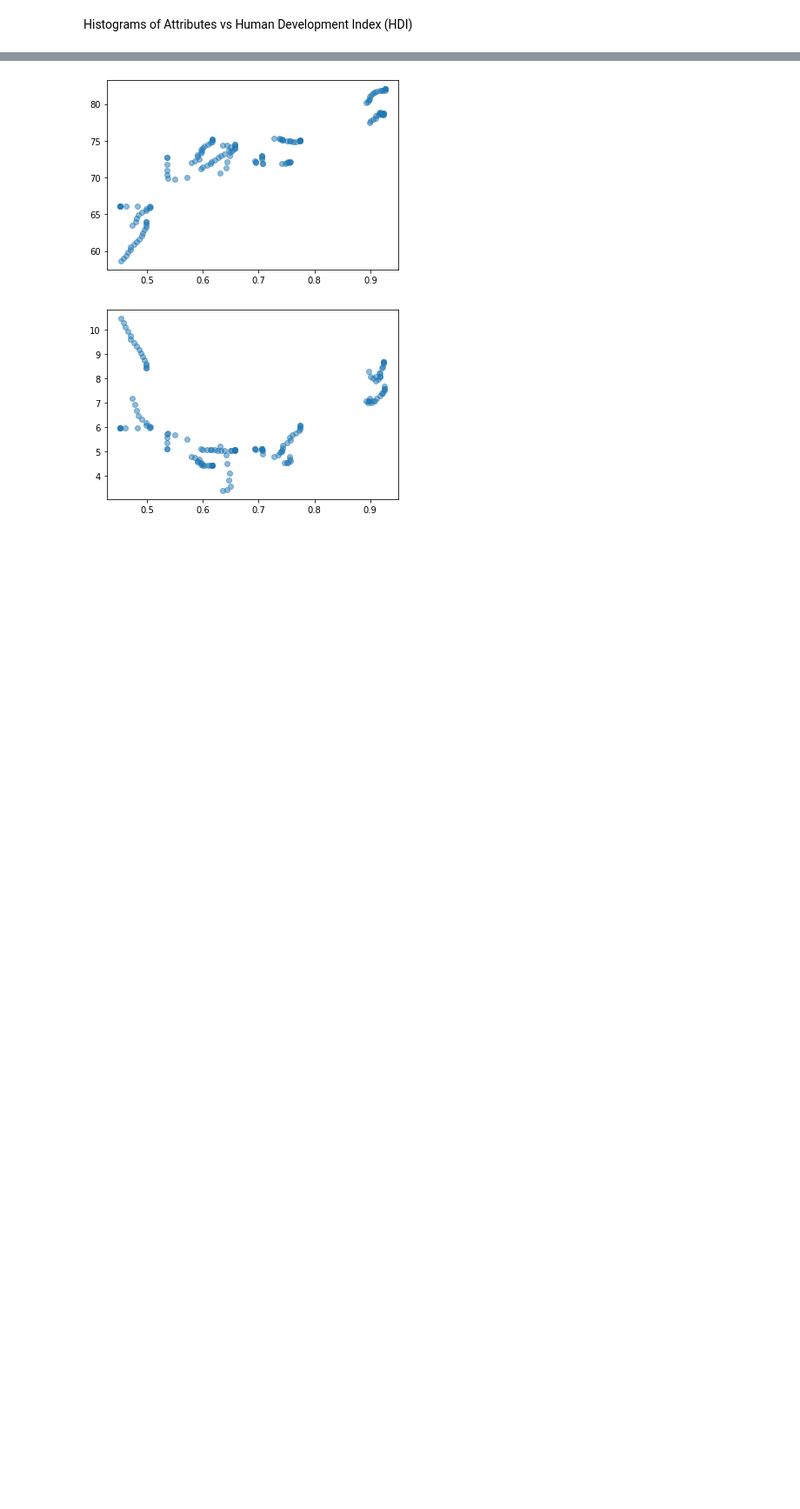
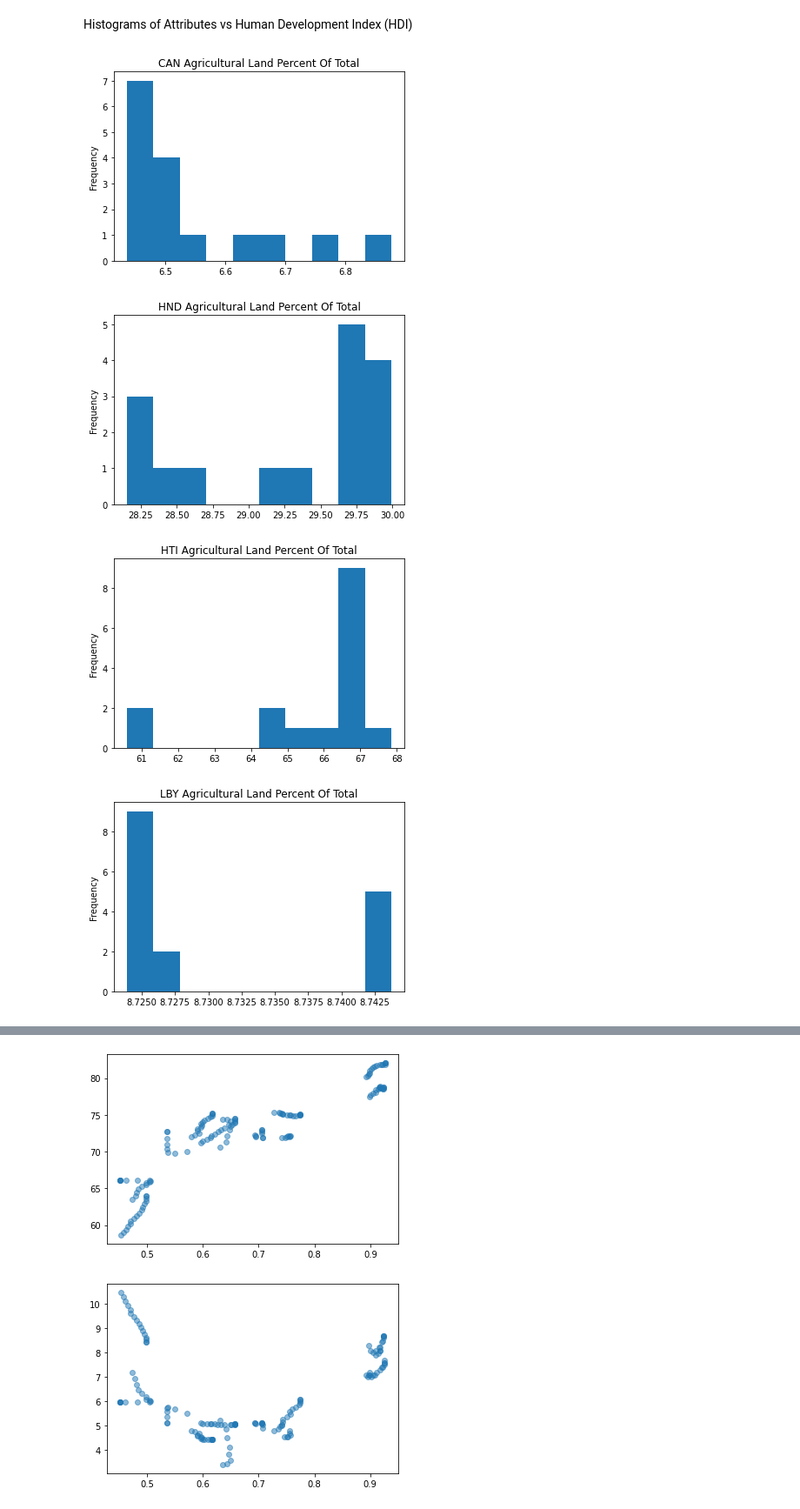
Before and after one commit to chrisvenczel/DataScience_DataMining, a Jupyter notebook: WorkBook.ipynb, the cells around one changed output, grey strips where cells are left out. Shown at 87% size. Cells and saved outputs as stored; diff of their text form; code cells hidden in the pictures; blank space fills up the shorter version.

```diff
--- a/WorkBook.ipynb
+++ b/WorkBook.ipynb
@@ -153,2 +139,16 @@ Text(0.5, 0, 'Death Rate Per 1000')
 # %% [markdown]
 Histograms of Attributes vs Human Development Index (HDI)
+# %%
+table = pd.read_csv("data/climate")
+attr = "agricultural_land_percent_of_total"
+
+for countryCode in countryCodes:
+  climateHTI = table[table['country_code'] == countryCode]
+  #hist = climateHTI['agricultural_land_percent_of_total'].hist(bins=3, figsize=(10,5), legend=True)
+  hist = climateHTI[attr].plot(kind='hist', title=(countryCode+" "+attr.replace('_', ' ').title()))
+  plt.show()
+# %% [output]
+[figure, added]
+[figure, added]
+[figure, added]
+[figure, added]
```
Also changed, not shown: parts of 9 cells of this notebook.
